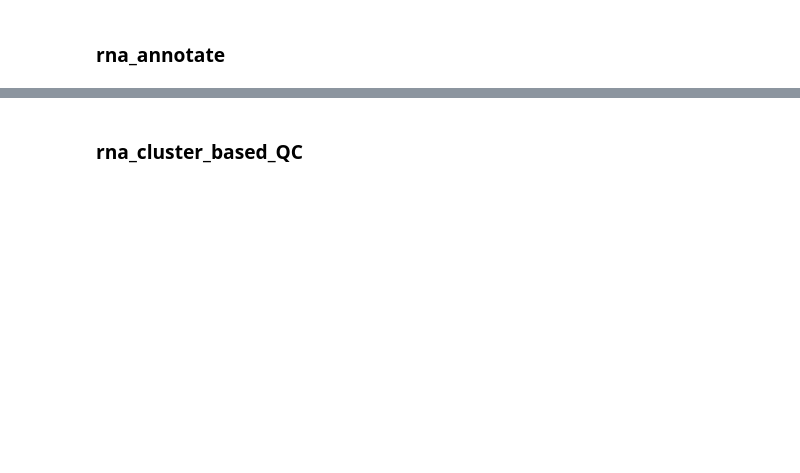
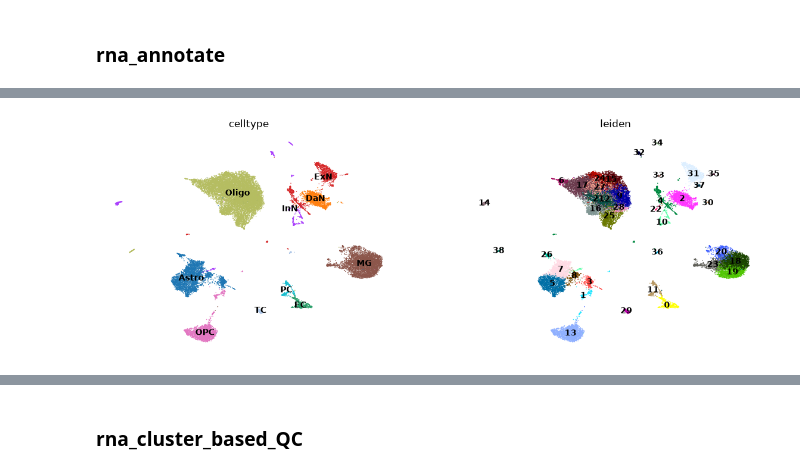
Before and after one commit to NIH-CARD/scMAVERICS, a Jupyter notebook: doc_notebooks/snRNAseq.ipynb, the cells around one changed output, grey strips where cells are left out. Cells and saved outputs as stored; diff of their text form; code cells hidden in the pictures; blank space fills up the shorter version.

```diff
--- a/doc_notebooks/snRNAseq.ipynb
+++ b/doc_notebooks/snRNAseq.ipynb
@@ -224,0 +524,6 @@ Text(0.5, 1.0, 'Distribution of UMIs/nuclei')
+# %%
+# Apply the best ranked cell type to a cluster-celltype dictionary
+annotation_dict = df.groupby('group').head(1).set_index('group')['name'].to_dict()
+
+# Apply the dictionary to the AnnData object
+adata.obs['celltype'] = [annotation_dict[clust] for clust in adata.obs['leiden']]
@@ -224,0 +542,10 @@ Text(0.5, 1.0, 'Distribution of UMIs/nuclei')
+# %%
+# Plot the distribution of cell types
+sc.pl.umap(
+    adata,
+    color = ['celltype', 'leiden'],
+    legend_loc = 'on data',
+    frameon = False
+)
+# %% [output]
+[figure, added]
```
Also changed, not shown: parts of 53 cells of this notebook, 13 other files.
